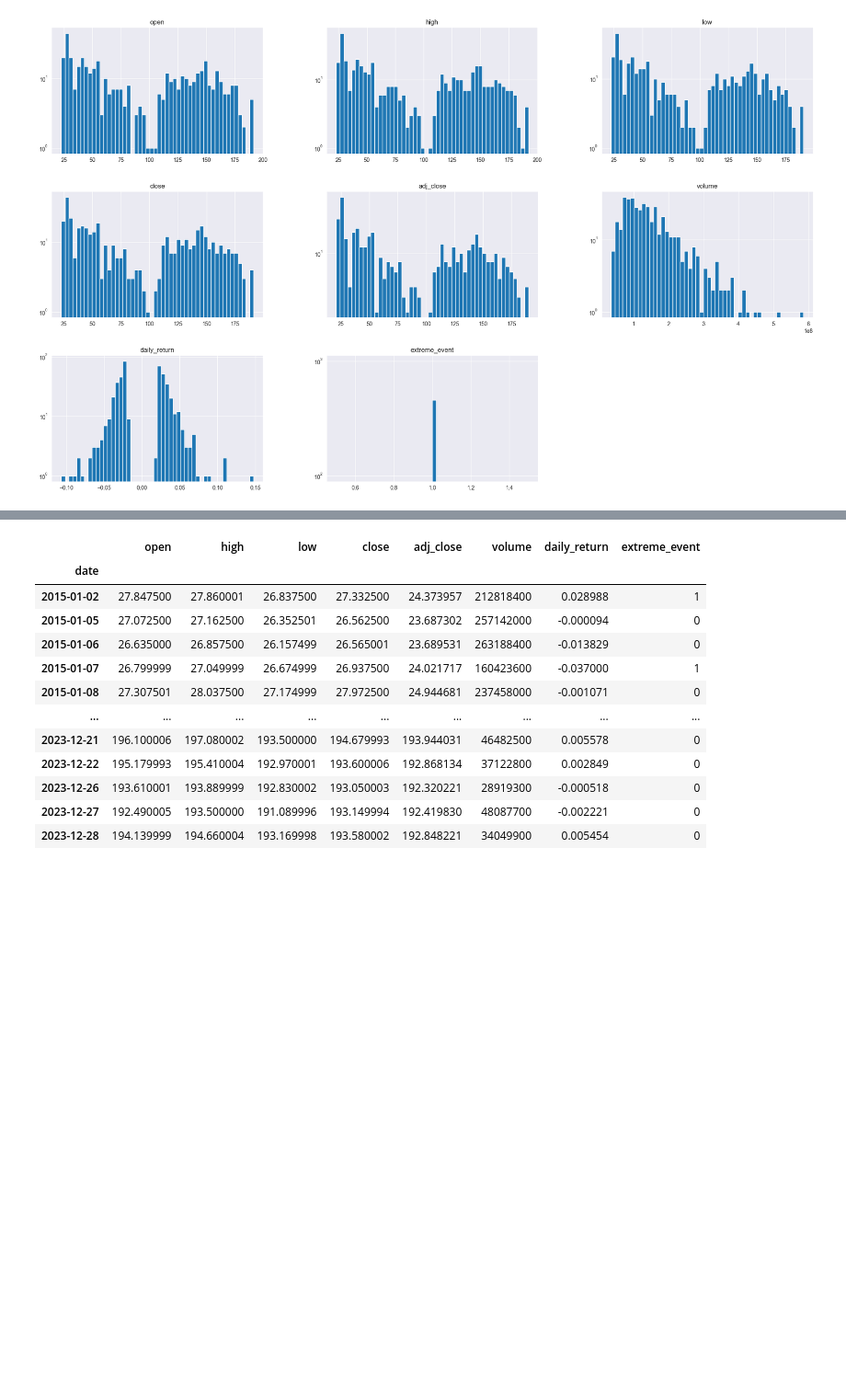
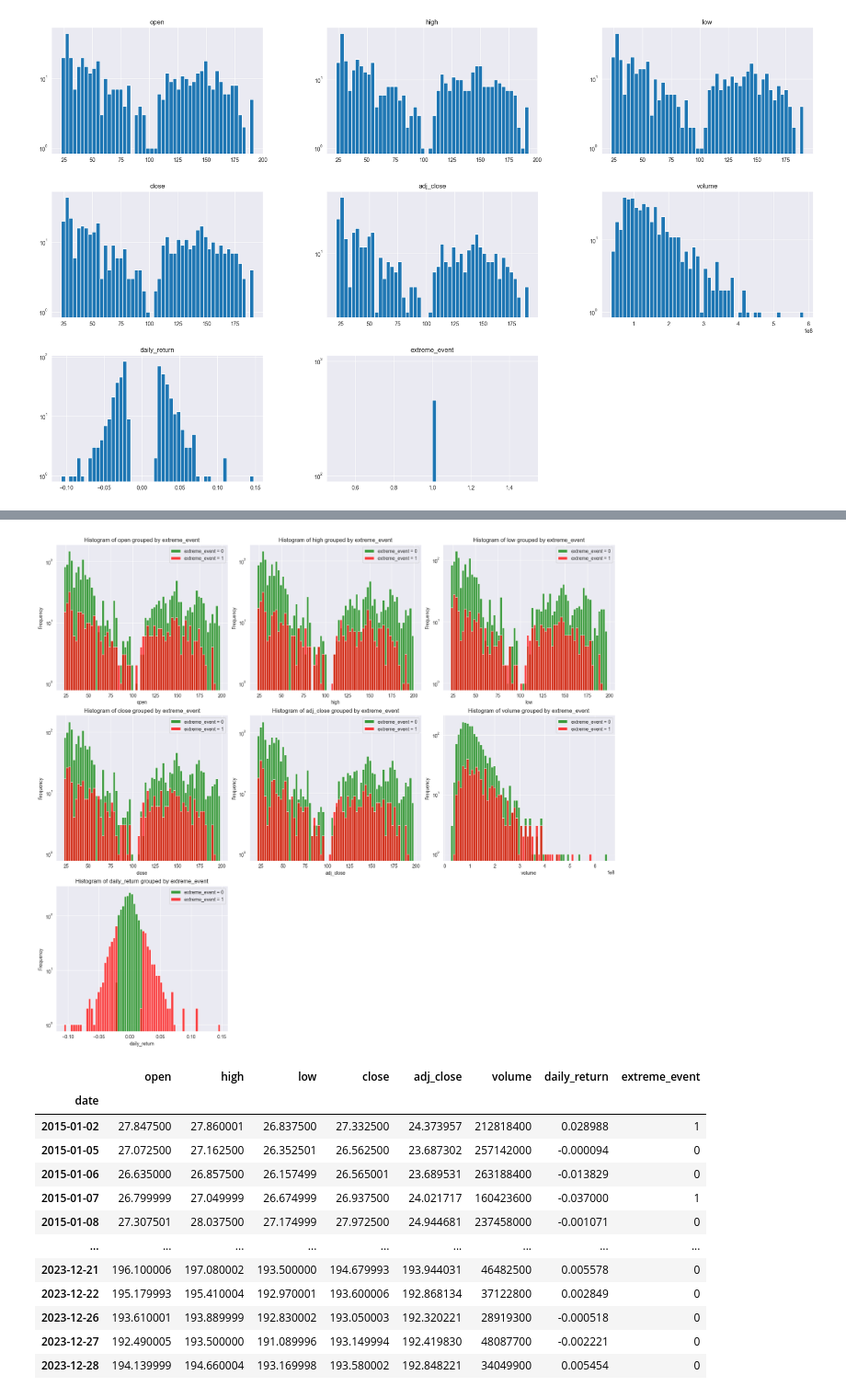
Before and after one commit to agerom/aic2_assignment, a Jupyter notebook: eda.ipynb, the cells around one changed output, grey strips where cells are left out. Shown at 92% size. Drawn from its saved outputs; the diff is of its cells as text; code cells hidden in the pictures; blank space fills up the shorter version.

```diff
--- a/eda.ipynb
+++ b/eda.ipynb
@@ -322,3 +285,48 @@ plt.show()
+# %%
+df = input_data
+
+# Define the grouping column and color dictionary
+group_column = 'extreme_event'
+color_dict = {0: 'green', 1: 'red'}  # Adjust keys to match actual unique values in extreme_event
+
+n_cols = 3  # Number of columns in the grid layout
+n_rows = (len(df.columns) - 1) // n_cols + 1  # Calculate rows needed, excluding 'extreme_event'
+
+# Set up the figure and axes for the grid layout
+fig, axes = plt.subplots(n_rows, n_cols, figsize=(17, 5 * n_rows), constrained_layout=True)
+
+# Flatten axes to make it easier to iterate, even for single rows/columns
+axes = axes.flatten()
+
+# Loop through each column except the grouping column
+for i, plot_column in enumerate([col for col in df.columns if col != group_column]):
+
+    # Calculate the global min and max for each plot_column
+    global_min = df[plot_column].min()
+    global_max = df[plot_column].max()
+    num_bins = 70  # Set the desired number of bins
+
+    # Define global bin edges across the column's min and max range
+    bin_edges = np.linspace(global_min, global_max, num_bins + 1)
+
+    # Loop through each group in the grouping column to plot on the same subplot
+    for name, group in df.groupby(group_column):
+        custom_color = color_dict.get(name, 'blue')  # Use color from dictionary, default to 'blue' if not found
+        axes[i].hist(group[plot_column], bins=bin_edges, alpha=0.75, label=f'{group_column} = {name}', log = True, color=custom_color)
+
+    # Set labels, title, and legend for each subplot
+    axes[i].set_xlabel(plot_column)
+    axes[i].set_ylabel('Frequency')
+    axes[i].set_title(f'Histogram of {plot_column} grouped by {group_column}')
+    axes[i].legend()
+
+# Hide any empty subplots if there are extra axes
+for j in range(i + 1, len(axes)):
+    axes[j].set_visible(False)
+
+plt.show()
+# %% [output]
+[figure, added]
 # %%
 #keep the x_i's and Y that will be used for modelling
 #For time-series data, ensure the model is only trained on past data and tested on future data, preserving temporal order.
```
Also changed, not shown: parts of 7 cells of this notebook, 1 other file.
